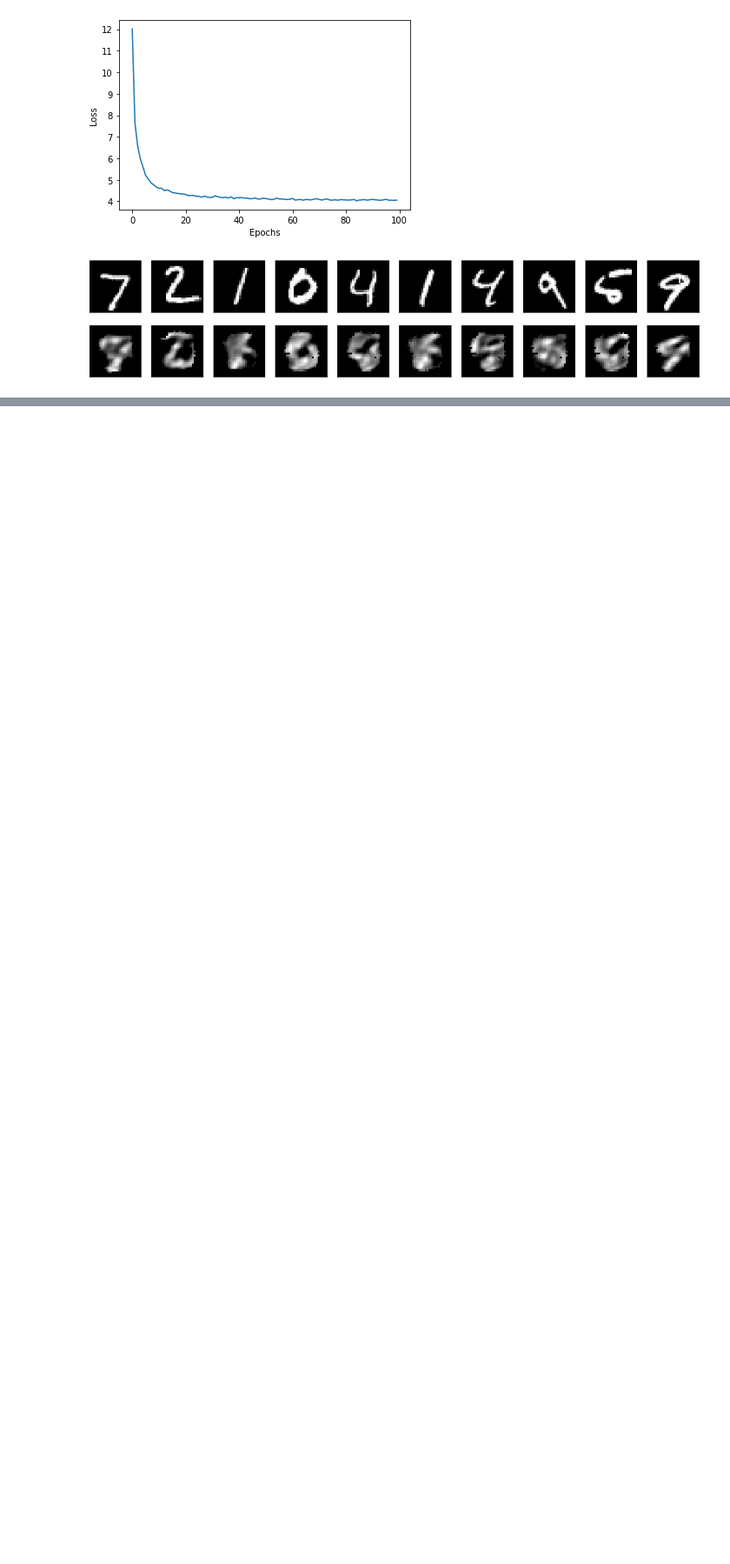
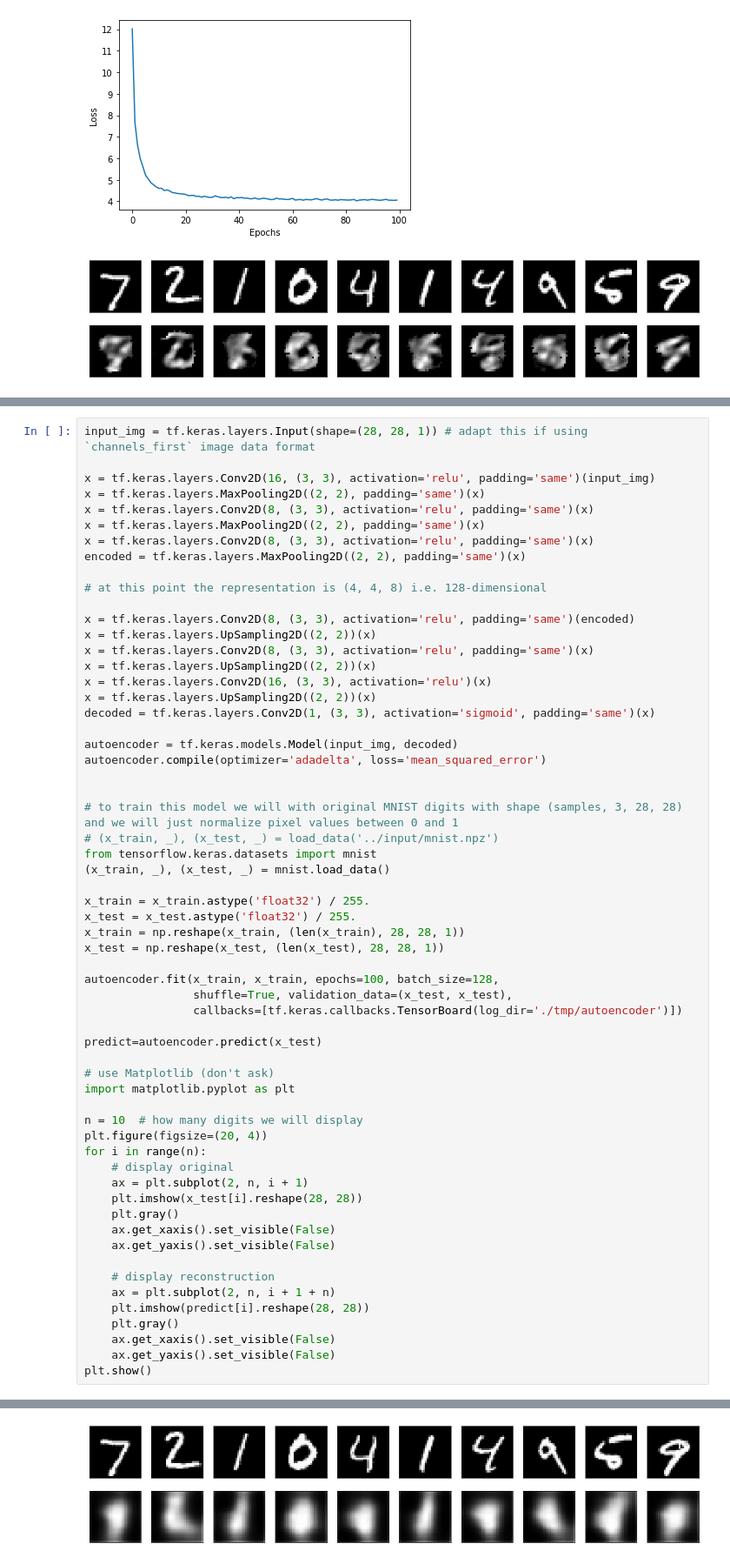
Before and after one commit to Anish-AV/Autoencoder, a Jupyter notebook: Autoencoder.ipynb, the cells around one changed output, grey strips where cells are left out. Shown at 87% size. Saved outputs shown, nothing was run; the diff lists cells and outputs as text; blank space fills up the shorter version.

```diff
--- a/Autoencoder.ipynb
+++ b/Autoencoder.ipynb
@@ -371,0 +376,61 @@ Epoch 100/100. Loss: 6.272688865661621
+# %%
+input_img = tf.keras.layers.Input(shape=(28, 28, 1)) # adapt this if using `channels_first` image data format
+
+x = tf.keras.layers.Conv2D(16, (3, 3), activation='relu', padding='same')(input_img)
+x = tf.keras.layers.MaxPooling2D((2, 2), padding='same')(x)
+x = tf.keras.layers.Conv2D(8, (3, 3), activation='relu', padding='same')(x)
+x = tf.keras.layers.MaxPooling2D((2, 2), padding='same')(x)
+x = tf.keras.layers.Conv2D(8, (3, 3), activation='relu', padding='same')(x)
+encoded = tf.keras.layers.MaxPooling2D((2, 2), padding='same')(x)
+
+# at this point the representation is (4, 4, 8) i.e. 128-dimensional
+
+x = tf.keras.layers.Conv2D(8, (3, 3), activation='relu', padding='same')(encoded)
+x = tf.keras.layers.UpSampling2D((2, 2))(x)
+x = tf.keras.layers.Conv2D(8, (3, 3), activation='relu', padding='same')(x)
+x = tf.keras.layers.UpSampling2D((2, 2))(x)
+x = tf.keras.layers.Conv2D(16, (3, 3), activation='relu')(x)
+x = tf.keras.layers.UpSampling2D((2, 2))(x)
+decoded = tf.keras.layers.Conv2D(1, (3, 3), activation='sigmoid', padding='same')(x)
+
+autoencoder = tf.keras.models.Model(input_img, decoded)
+autoencoder.compile(optimizer='adadelta', loss='mean_squared_error')
+
+
+# to train this model we will with original MNIST digits with shape (samples, 3, 28, 28) and we will just normalize pixel values between 0 and 1
+# (x_train, _), (x_test, _) = load_data('../input/mnist.npz')
+from tensorflow.keras.datasets import mnist
+(x_train, _), (x_test, _) = mnist.load_data()
+
+x_train = x_train.astype('float32') / 255.
+x_test = x_test.astype('float32') / 255.
+x_train = np.reshape(x_train, (len(x_train), 28, 28, 1))
+x_test = np.reshape(x_test, (len(x_test), 28, 28, 1))
+
+autoencoder.fit(x_train, x_train, epochs=100, batch_size=128,
+                shuffle=True, validation_data=(x_test, x_test),
+                callbacks=[tf.keras.callbacks.TensorBoard(log_dir='./tmp/autoencoder')])
+
+predict=autoencoder.predict(x_test)
+
+# use Matplotlib (don't ask)
+import matplotlib.pyplot as plt
+
+n = 10  # how many digits we will display
+plt.figure(figsize=(20, 4))
+for i in range(n):
+    # display original
+    ax = plt.subplot(2, n, i + 1)
+    plt.imshow(x_test[i].reshape(28, 28))
+    plt.gray()
+    ax.get_xaxis().set_visible(False)
+    ax.get_yaxis().set_visible(False)
+
+    # display reconstruction
+    ax = plt.subplot(2, n, i + 1 + n)
+    plt.imshow(predict[i].reshape(28, 28))
+    plt.gray()
+    ax.get_xaxis().set_visible(False)
+    ax.get_yaxis().set_visible(False)
+plt.show()
+# %% [output]
@@ -371,0 +454 @@ Epoch 100/100. Loss: 6.272688865661621
+[figure, added]
```
Also changed, not shown: parts of 9 cells of this notebook.
